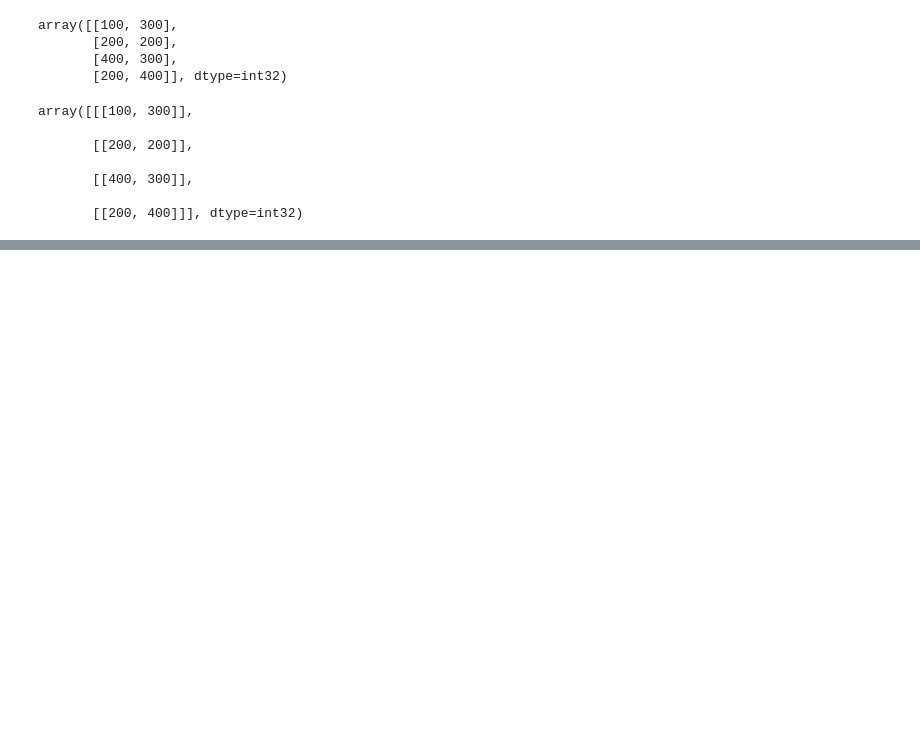
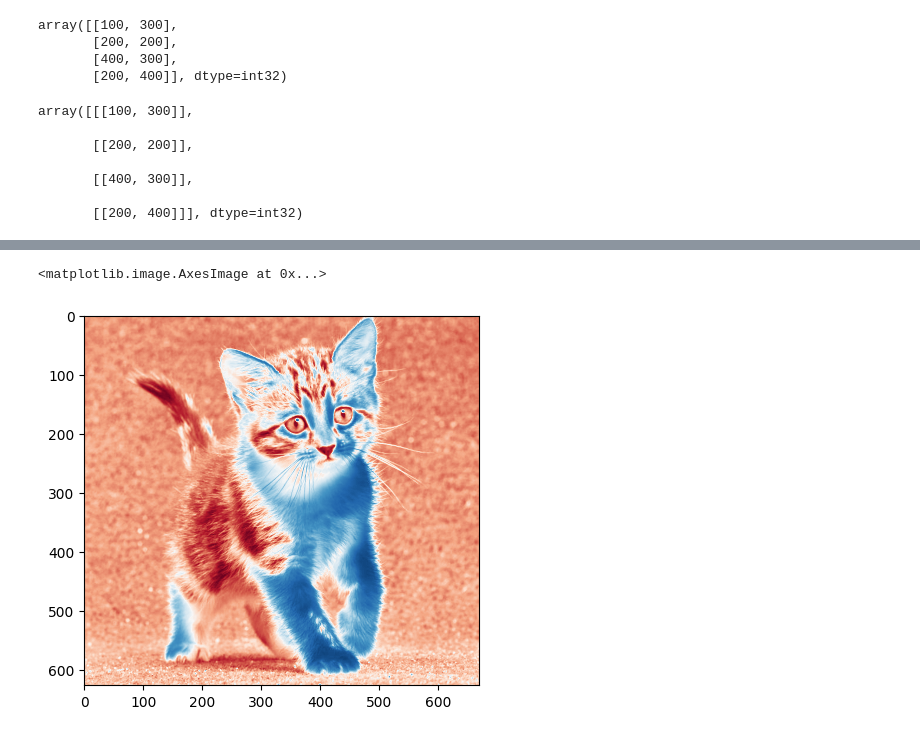
Before and after one commit to alfarobi695/PCVK_Ganjil_2023, a Jupyter notebook: Week2.ipynb, the cells around one changed output, grey strips where cells are left out. Cells and saved outputs as stored; diff of their text form; code cells hidden in the pictures; blank space fills up the shorter version.

```diff
--- a/Week2.ipynb
+++ b/Week2.ipynb
@@ -125,0 +126,5 @@ plt.imshow(black_img2)
+# %%
+plt.imshow(img_gray, cmap='RdBu')
+# %% [output]
+<matplotlib.image.AxesImage at 0x...>
+[figure, added]
```
Also changed, not shown: parts of 8 cells of this notebook.
